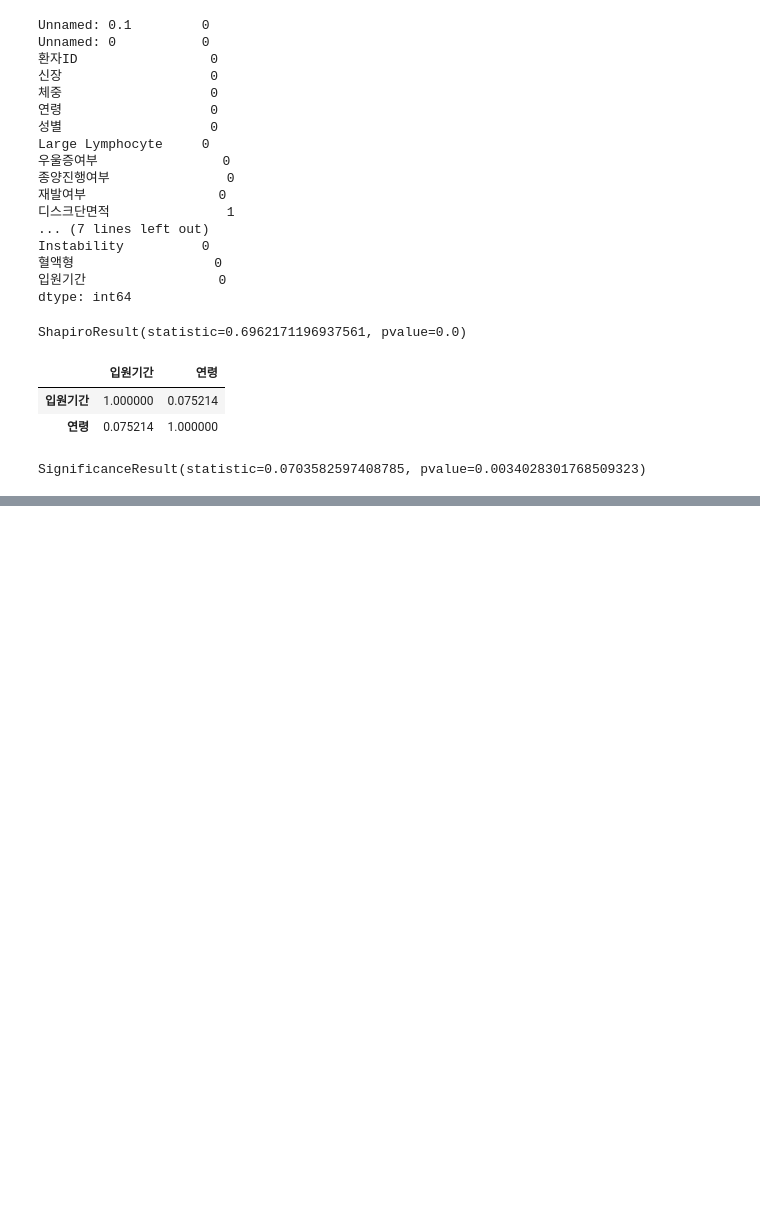
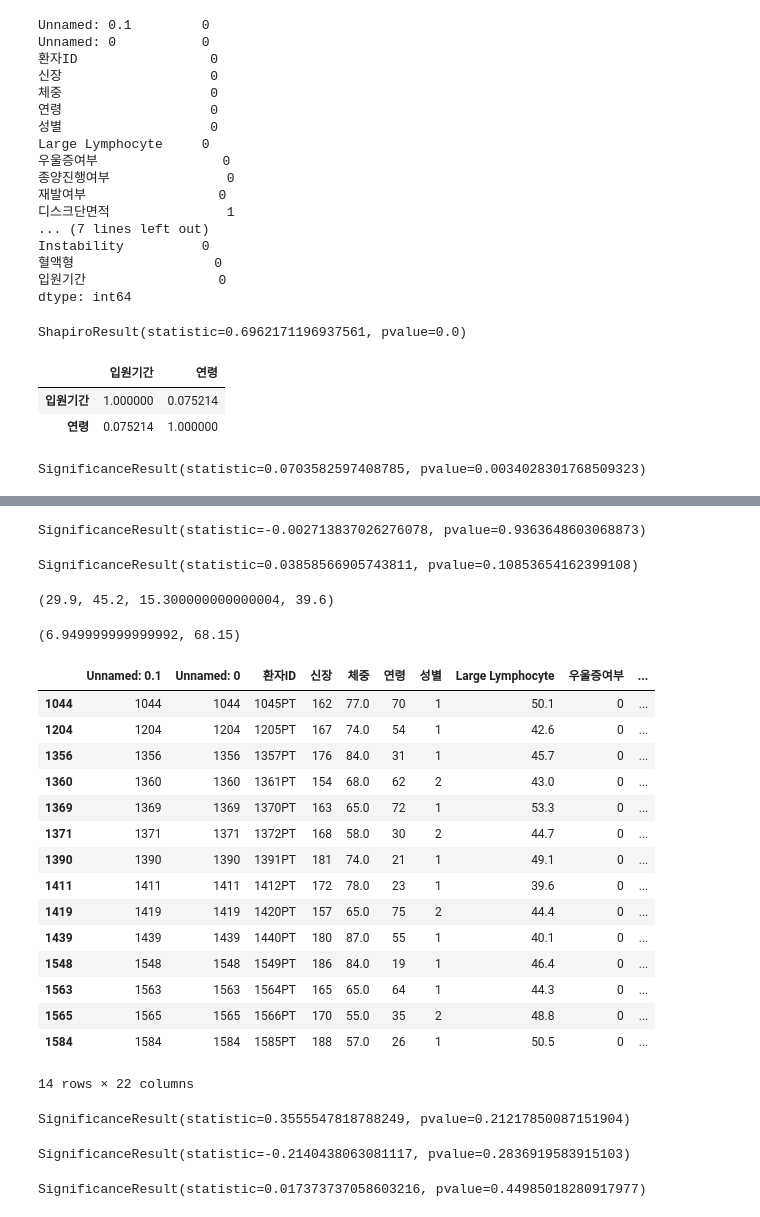
Before and after one commit to KKKKKIKKKK/toy_data_analysiss, a Jupyter notebook: codes/CDA/RecurrenceOfSurgery_CDA_SA.ipynb, the cells around one changed output, grey strips where cells are left out. Drawn from its saved outputs; the diff is of its cells as text; code cells hidden in the pictures; blank space fills up the shorter version.

```diff
--- a/codes/CDA/RecurrenceOfSurgery_CDA_SA.ipynb
+++ b/codes/CDA/RecurrenceOfSurgery_CDA_SA.ipynb
@@ -91,0 +208,55 @@ SignificanceResult(statistic=-0.019569489758439012, pvalue=0.9084754057678648)
+# %%
+stats.spearmanr(df_ROSF_L['Large Lymphocyte'], df_ROSF_L['입원기간'])
+# %% [output]
+SignificanceResult(statistic=-0.002713837026276078, pvalue=0.9363648603068873)
+# %%
+stats.spearmanr(df_ROSF_in['Large Lymphocyte'], df_ROSF_in['입원기간'])
+# %% [output]
+SignificanceResult(statistic=0.03858566905743811, pvalue=0.10853654162399108)
+# %%
+Q1_over_L = df_ROSF_inover['Large Lymphocyte'].describe()['25%']
+Q3_over_L = df_ROSF_inover['Large Lymphocyte'].describe()['75%']
+QM_over_L = df_ROSF_inover['Large Lymphocyte'].describe()['50%']
+IQR_over_L = Q3_over_L-Q1_over_L
+Q1_over_L, Q3_over_L , IQR_over_L, QM_over_L
+# %% [output]
+(29.9, 45.2, 15.300000000000004, 39.6)
+# %%
+up_over_L = Q3_over_L + 1.5 *IQR_over_L
+down_over_L = Q1_over_L - 1.5 *IQR_over_L
+down_over_L, up_over_L
+# %% [output]
+(6.949999999999992, 68.15)
+# %%
+condition_over_L=(df_ROSF_inover['Large Lymphocyte'] >= QM_over_L)
+df_ROSF_over_L = df_ROSF_inover[condition_over_L]
+df_ROSF_over_L
+# %% [output]
+|  | Unnamed: 0.1 | Unnamed: 0 | 환자ID | 신장 | 체중 | 연령 | 성별 | Large Lymphocyte | 우울증여부 | ... |
+| 1044 | 1044 | 1044 | 1045PT | 162 | 77.0 | 70 | 1 | 50.1 | 0 | ... |
+| 1204 | 1204 | 1204 | 1205PT | 167 | 74.0 | 54 | 1 | 42.6 | 0 | ... |
+| 1356 | 1356 | 1356 | 1357PT | 176 | 84.0 | 31 | 1 | 45.7 | 0 | ... |
+| 1360 | 1360 | 1360 | 1361PT | 154 | 68.0 | 62 | 2 | 43.0 | 0 | ... |
+| 1369 | 1369 | 1369 | 1370PT | 163 | 65.0 | 72 | 1 | 53.3 | 0 | ... |
+| 1371 | 1371 | 1371 | 1372PT | 168 | 58.0 | 30 | 2 | 44.7 | 0 | ... |
+| 1390 | 1390 | 1390 | 1391PT | 181 | 74.0 | 21 | 1 | 49.1 | 0 | ... |
+| 1411 | 1411 | 1411 | 1412PT | 172 | 78.0 | 23 | 1 | 39.6 | 0 | ... |
+| 1419 | 1419 | 1419 | 1420PT | 157 | 65.0 | 75 | 2 | 44.4 | 0 | ... |
+| 1439 | 1439 | 1439 | 1440PT | 180 | 87.0 | 55 | 1 | 40.1 | 0 | ... |
+| 1548 | 1548 | 1548 | 1549PT | 186 | 84.0 | 19 | 1 | 46.4 | 0 | ... |
+| 1563 | 1563 | 1563 | 1564PT | 165 | 65.0 | 64 | 1 | 44.3 | 0 | ... |
+| 1565 | 1565 | 1565 | 1566PT | 170 | 55.0 | 35 | 2 | 48.8 | 0 | ... |
+| 1584 | 1584 | 1584 | 1585PT | 188 | 57.0 | 26 | 1 | 50.5 | 0 | ... |
+14 rows × 22 columns
+# %%
+stats.spearmanr(df_ROSF_over_L['Large Lymphocyte'], df_ROSF_over_L['입원기간'])
+# %% [output]
+SignificanceResult(statistic=0.3555547818788249, pvalue=0.21217850087151904)
+# %%
+stats.spearmanr(df_ROSF_inover['Large Lymphocyte'], df_ROSF_inover['입원기간'])
+# %% [output]
+SignificanceResult(statistic=-0.2140438063081117, pvalue=0.2836919583915103)
+# %%
+stats.spearmanr(df_ROSF['Large Lymphocyte'], df_ROSF['입원기간'])
+# %% [output]
+SignificanceResult(statistic=0.017373737058603216, pvalue=0.44985018280917977)
```
Also changed, not shown: parts of 16 cells of this notebook, 2 other files.
